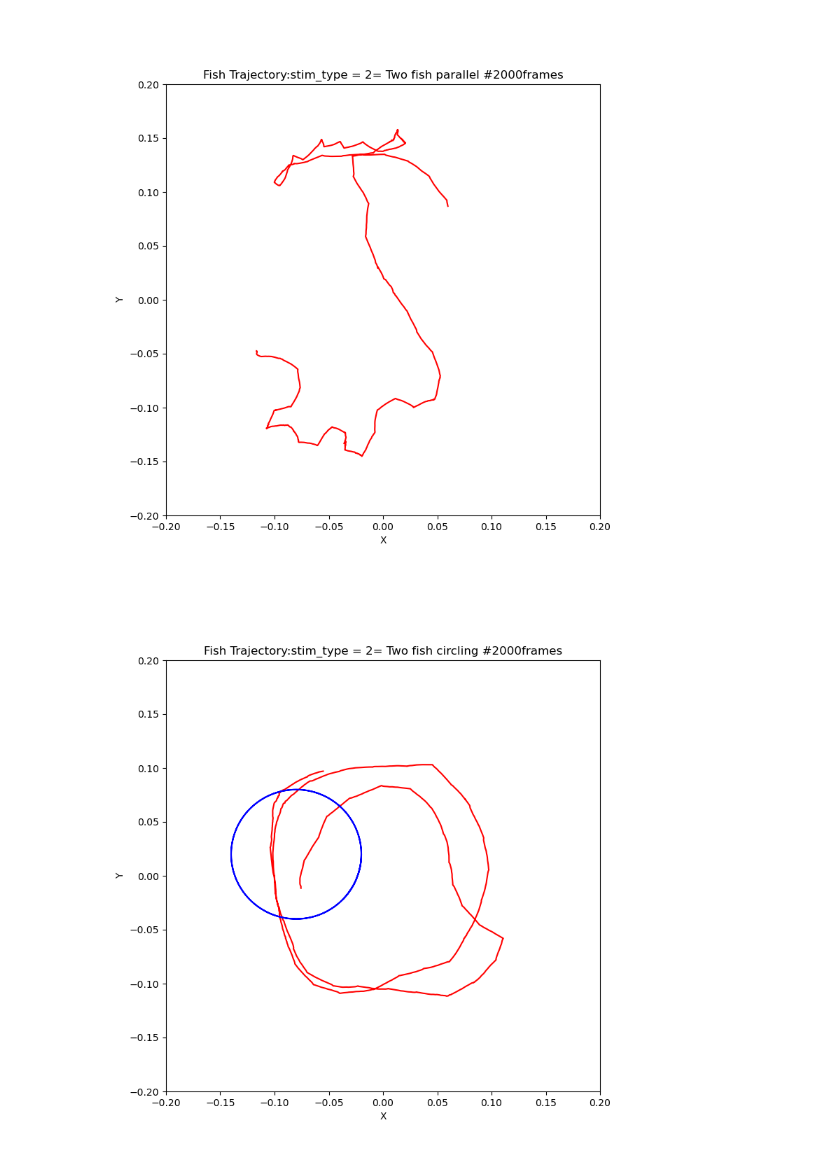
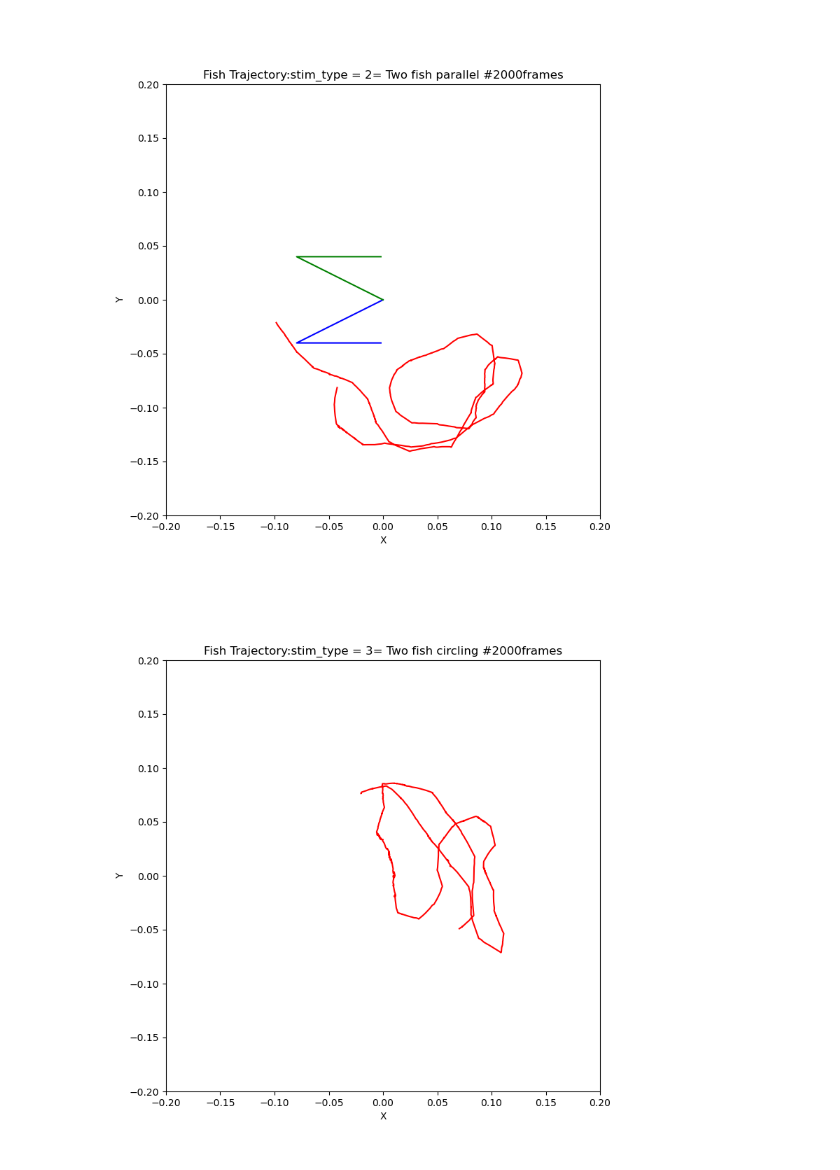
Before and after one commit to kajalkumarii/Bias, a Jupyter notebook: vf-behave.ipynb, the cells around one changed output. Saved outputs shown, nothing was run; the diff lists cells and outputs as text; code cells hidden in the pictures.

```diff
--- a/vf-behave.ipynb
+++ b/vf-behave.ipynb
@@ -42,7 +42,7 @@ from tqdm.notebook import tqdm
 # %%
 #  read file
 
-df = pd.read_csv("/home/kkumari/PhD/fish-data/intrinsic-bias/4b30f45efe4d11ed957d003053fc769c.csv.gz")#, usecols=desired_cols)
+df = pd.read_csv("/home/kkumari/PhD/fish-data/intrinsic-bias/29f714f6038111ee9cf3003053fc7678.csv.gz")#, usecols=desired_cols)
 data= df
 # %%
 data
@@ -163,33 +165,33 @@ plt.ylabel('Y')
 plt.title('Fish Trajectory:stim_type = 2= Two fish parallel #2000frames')
 plt.show()
 # %% [output]
-[figure, old version]
+[figure, new version]
 # %%
 # Filter the data based on the condition
 stim3_filtered_data = data[data['stim_type'] == 3][:2000]
 
 
 # Extract the required variables
 fishx = stim3_filtered_data['fishx']
 fishy = stim3_filtered_data['fishy']
 
 osgx1 = stim3_filtered_data['osg_x1']
 osgy1 = stim3_filtered_data['osg_y1']
 osgx2 = stim3_filtered_data['osg_x2']
 osgy2 = stim3_filtered_data['osg_y2']
 
 # Plotting the fish trajectory
 plt.figure(figsize=(8, 8))
 plt.plot(fishx, fishy, color='red')
 plt.plot(osgx1, osgy1, color='blue')
 plt.plot(osgx2, osgy2, color='green')
 plt.xlim(-0.2, 0.2)  # Set x-axis limits
 plt.ylim(-0.2, 0.2)  # Set y-axis limits
 plt.xlabel('X')
 plt.ylabel('Y')
-plt.title('Fish Trajectory:stim_type = 2= Two fish circling #2000frames')
+plt.title('Fish Trajectory:stim_type = 3= Two fish circling #2000frames')
 plt.show()
 # %% [output]
-[figure, old version]
+[figure, new version]
 # %%
 # Filter the data based on the condition
```
Also changed, not shown: parts of 6 cells of this notebook, 2 other files.
